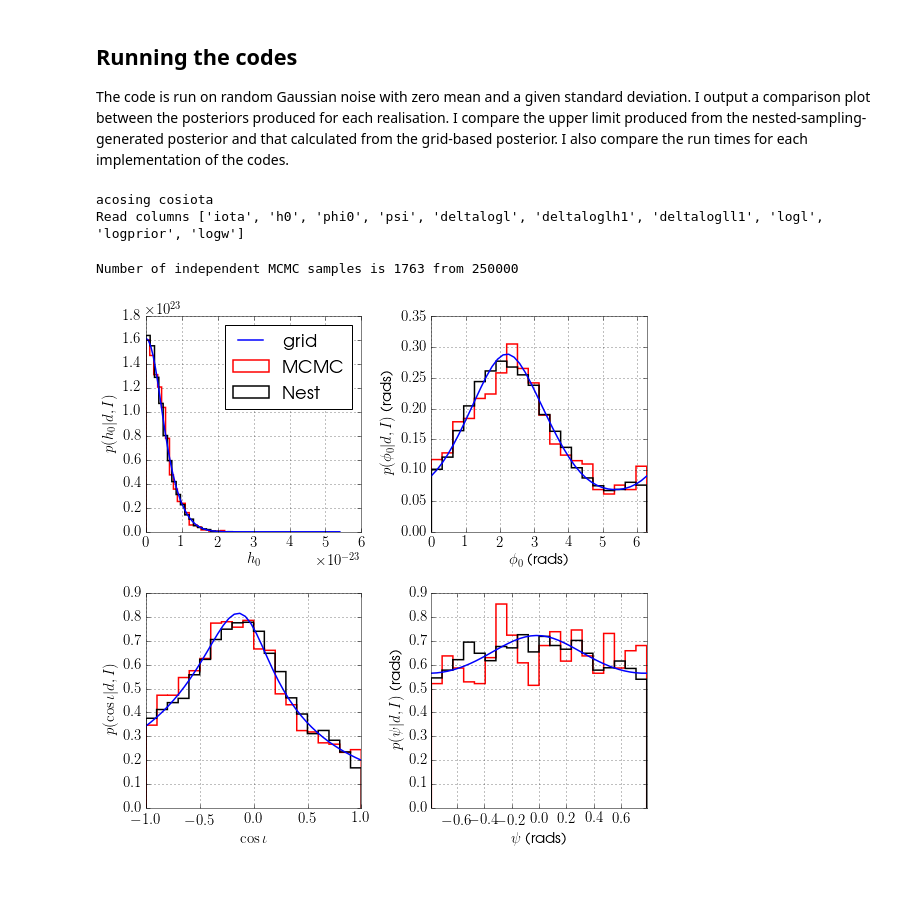
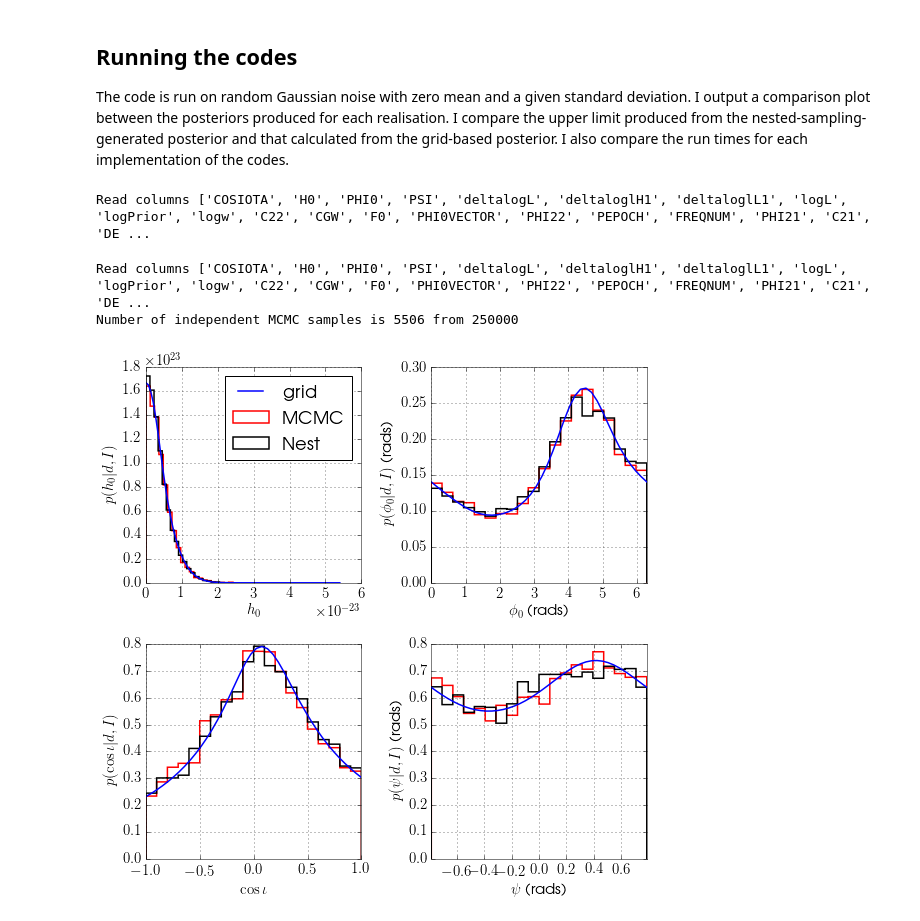
Before and after one commit to mattpitkin/CW_nested_sampling_doc, a Jupyter notebook: scripts/SimulatedNoiseTestsMultidetector.ipynb, the cells around one changed output. Cells and saved outputs as stored; diff of their text form; code cells hidden in the pictures; blank space fills up the shorter version.

```diff
--- a/scripts/SimulatedNoiseTestsMultidetector.ipynb
+++ b/scripts/SimulatedNoiseTestsMultidetector.ipynb
@@ -37,7 +37,7 @@ mplparams = { \
 mpl.rcParams.update(mplparams)
 # %%
 # define a function to work out how many effective (uncorrelated) samples the MCMC chains contain
-def indepdendent_samples(d):
+def independent_samples(d):
     # get independent samples from the matrix d, where d contains an MCMC chain over a number of parameters.
     # The maximum autocorrelation length of all the parameter is used to define the number of effective samples.
     M = 5.
@@ -46,26 +46,25 @@ def indepdendent_samples(d):
     neff = []
     for par in d.T:
         x = par - np.mean(par)
-        z = fftconvolve(par, par, 'full')
+        y = np.conj(x[::-1])
+        z = fftconvolve(y, x, 'full')
         z = np.fft.ifftshift(z)
         acf = z[0:len(par)]
         acf = acf/acf[0]
 
         # estimate the autocorrelation length
         acf[1:] = acf[1:]*2.
-        imax = np.floor(len(acf)/K)
+        imax = int(len(acf)/K)
         cacf = np.cumsum(acf)
-        s = np.arange(1, len(cacf)+1, dtype=np.float64)/M
-        idxs = cacf[0:imax] < s[0:imax]
-        s = s[0:imax]
-        s = s[idxs]
-        if len(s) == 0:
+        s = np.arange(1, len(cacf)+1, dtype=np.float64)/float(M)
+        idxs = np.flatnonzero(cacf[:imax] < s[:imax])
+        if len(idxs) == 0:
             acl = 1
         else:
-            acl = s[0]
+            acl = s[idxs[0]]
         neff.append(np.floor(len(par)/acl))
 
-    minneff = np.min(neff)
+    minneff = int(np.min(neff))
 
     return d[np.random.permutation(d.shape[0])[0:minneff],:]
 # %%
@@ -181,7 +180,7 @@ fp.close()
 # run lalapps_pulsar_parameter_estimation_nested
 codecall = ' '.join([ppenexec, '--detectors', ','.join(detectors),
                      '--par-file', parfile, '--prior-file', priorfile,
-                     '--input-files', ','.join(datafiles), '--outfile', os.path.join(outdir, 'fake_nest.txt'),
+                     '--input-files', ','.join(datafiles), '--outfile', os.path.join(outdir, 'fake_nest.hdf'),
                      '--gzip', '--Nlive', str(Nlive), '--Nmcmcinitial', '0', '--oldChunks'])
 t0 = time()
 p = sp.Popen(codecall, stdout=sp.PIPE, stderr=sp.PIPE, shell=True)
@@ -190,14 +189,14 @@ t1 = time()
 timenested = (t1-t0)
 
 # nested samples need to be converted to posterior samples with lalapps_nest2pos
-codecall = ' '.join([n2pexec, '--Nlive', str(Nlive), '-p', os.path.join(outdir, 'fake_post.txt'),
-                     '-H', os.path.join(outdir, 'fake_nest.txt_params.txt'), '-z',
-                     os.path.join(outdir, 'fake_nest.txt.gz')])
+if os.path.isfile(os.path.join(outdir, 'fake_post.hdf')):
+    os.remove(os.path.join(outdir, 'fake_post.hdf'))
+codecall = ' '.join([n2pexec, '-p', os.path.join(outdir, 'fake_post.hdf'), os.path.join(outdir, 'fake_nest.hdf')])
 p = sp.Popen(codecall, stdout=sp.PIPE, stderr=sp.PIPE, shell=True)
 out, err = p.communicate()
 
 # get h0 upper limit from
-post, evsig, evnoise = pulsar_nest_to_posterior(os.path.join(outdir, 'fake_post.txt.gz'))
+post, evsig, evnoise = pulsar_nest_to_posterior(os.path.join(outdir, 'fake_post.hdf'))
 h0ul = upper_limit_greedy(post['h0'].samples, upperlimit=(float(h0ulc)/100.))
 
 h0ulnested = (h0ul)
@@ -207,7 +206,7 @@ evratnested = (evsig-evnoise)
 codecall = ' '.join([ppeexec, '--detectors', ','.join(detectors),
                      '--pulsar', psrname, '--par-file', parfile, '--input-dir', rundir,
                      '--output-dir', outdir, '--mcmc', '--iterations', iterations,
-                     '--burn-in', burnin, '--psi-bins', '1000', '--time-bins', '1440'])
+                     '--burn-in', burnin, '--psi-bins', '1000', '--time-bins', '1440', '--only-joint'])
 t0 = time()
 p = sp.Popen(codecall, stdout=sp.PIPE, stderr=sp.PIPE, shell=True)
 out, err = p.communicate()
@@ -224,7 +223,7 @@ codecall = ' '.join(['lalapps_pulsar_parameter_estimation', '--detectors', ','.j
                      '--pulsar', psrname, '--par-file', parfile, '--input-dir', rundir,
                      '--output-dir', outdir, '--psi-bins', '1000', '--time-bins', '1440',
                      '--h0steps', h0steps, '--maxh0', h0max, '--phi0steps', phi0steps,
-                     '--psisteps', psisteps, '--cisteps', cosiotasteps, '--dob-ul', h0ulc])
+                     '--psisteps', psisteps, '--cisteps', cosiotasteps, '--dob-ul', h0ulc, '--only-joint'])
 
 t0 = time()
 p = sp.Popen(codecall, stdout=sp.PIPE, stderr=sp.PIPE, shell=True)
@@ -243,55 +242,54 @@ evratgrid = float((evlines[4].split())[-1])
 # and also account for lalapps_pulsar_parameter_estimation using a 2pi phi0 range rather than pi
 evratgrid = evratgrid - np.log(6.*ulest) - np.log(2.) + np.log(np.pi)
 # %% [output]
-acosing cosiota
-Read columns ['iota', 'h0', 'phi0', 'psi', 'deltalogl', 'deltaloglh1', 'deltalogll1', 'logl', 'logprior', 'logw']
+Read columns ['COSIOTA', 'H0', 'PHI0', 'PSI', 'deltalogL', 'deltaloglH1', 'deltaloglL1', 'logL', 'logPrior', 'logw', 'C22', 'CGW', 'F0', 'PHI0VECTOR', 'PHI22', 'PEPOCH', 'FREQNUM', 'PHI21', 'C21', 'DE ...
 # %%
 f, axarr = pl.subplots(2, 2, figsize=(8,8))
 
 # lalapps_pulsar_parameter_estimation_nested posterior samples
-postppen = np.loadtxt(os.path.join(outdir, 'fake_post.txt.gz'), skiprows=1)
-ppenidxs = {'h0': 1, 'phi': 2, 'ciota': 0, 'psi': 3}
+postppen = pulsar_nest_to_posterior(os.path.join(outdir, 'fake_post.hdf'))
 postppemcmc = np.loadtxt(os.path.join(outdir, 'MCMCchain_%s_Joint' % (psrname)), comments='%')
 
 # get independent MCMC samples
-postmcmcind = indepdendent_samples(postppemcmc[:,1:])
-ppemcmcidxs = {'h0': 0, 'phi': 1, 'ciota': 2, 'psi': 3}
+postmcmcind = independent_samples(postppemcmc[:,1:])
+ppemcmcidxs = {'h0': 0, 'phi0': 1, 'cosiota': 2, 'psi': 3}
 print("Number of independent MCMC samples is %d from %s" % (postmcmcind.shape[0], postppemcmc.shape[0]))
 
 # get MCMC upper limit
 h0ulmcmc = upper_limit_greedy(postmcmcind[:,ppemcmcidxs['h0']], upperlimit=(float(h0ulc)/100.))
 
-xlabels = {'h0': '$h_0$', 'phi': '$\phi_0$ (rads)', 'ciota': '$\cos{\iota}$', 'psi': '$\psi$ (rads)'}
-ylabels = {'h0': '$p(h_0|d,I)$', 'phi': '$p(\phi_0|d,I)$ (rads)', 'ciota': '$p(\cos{\iota}|d,I)$', 'psi': '$p(\psi|d,I)$ (rads)'}
+xlabels = {'h0': '$h_0$', 'phi0': '$\phi_0$ (rads)', 'cosiota': '$\cos{\iota}$', 'psi': '$\psi$ (rads)'}
+ylabels = {'h0': '$p(h_0|d,I)$', 'phi0': '$p(\phi_0|d,I)$ (rads)', 'cosiota': '$p(\cos{\iota}|d,I)$', 'psi': '$p(\psi|d,I)$ (rads)'}
 
-arr = {'h0': axarr[0, 0], 'phi': axarr[0,1], 'ciota': axarr[1,0], 'psi': axarr[1,1]}
-lims = {'h0': [0., None], 'phi': [0., 2.*np.pi], 'ciota': [-1., 1.], 'psi': [-np.pi/4., np.pi/4.]}
-for par in ['h0', 'phi', 'psi', 'ciota']:
+arr = {'h0': axarr[0, 0], 'phi0': axarr[0,1], 'cosiota': axarr[1,0], 'psi': axarr[1,1]}
+lims = {'h0': [0., None], 'phi0': [0., 2.*np.pi], 'cosiota': [-1., 1.], 'psi': [-np.pi/4., np.pi/4.]}
+gridparnames = {'h0': 'h0', 'phi0': 'phi', 'psi': 'psi', 'cosiota': 'ciota'}
+for par in ['h0', 'phi0', 'psi', 'cosiota']:
     parscale = 1.
-    if par == 'phi': # for the nested sampling output scale PHI0 by two to make it GW phase rather than rotational phase
+    if par == 'phi0': # for the nested sampling output scale PHI0 by two to make it GW phase rather than rotational phase
         parscale = 2.
 
-    gridpdf = np.loadtxt(os.path.join(outdir, 'pdf_%s.%s.Joint' % (par, psrname)))
+    gridpdf = np.loadtxt(os.path.join(outdir, 'pdf_%s.%s.Joint' % (gridparnames[par], psrname)))
 
     arr[par].plot(gridpdf[:,0], gridpdf[:,1], 'b', linewidth=1.5)
-
     arr[par].hist(postmcmcind[:,ppemcmcidxs[par]], bins=20, normed=True, color='r', linewidth=1.5, histtype='step')
-    arr[par].hist(postppen[:,ppenidxs[par]]*parscale, bins=20, normed=True, color='k', linewidth=1.5, histtype='step')
+    arr[par].hist(postppen[0][par].samples*parscale, bins=20, normed=True, color='k', linewidth=1.5, histtype='step')
 
     arr[par].set_xlabel(xlabels[par])
     arr[par].set_ylabel(ylabels[par])
 
     if par == 'h0':
         arr[par].legend(['grid', 'MCMC', 'Nest'], loc=1)
         xmin, xmax = arr[par].get_xlim()
         arr[par].set_xlim([lims[par][0], xmax])
     else:
         arr[par].set_xlim(lims[par])
 
 pl.tight_layout()
 # %% [output]
-Number of independent MCMC samples is 1763 from 250000
+Read columns ['COSIOTA', 'H0', 'PHI0', 'PSI', 'deltalogL', 'deltaloglH1', 'deltaloglL1', 'logL', 'logPrior', 'logw', 'C22', 'CGW', 'F0', 'PHI0VECTOR', 'PHI22', 'PEPOCH', 'FREQNUM', 'PHI21', 'C21', 'DE ...
+Number of independent MCMC samples is 5506 from 250000
-[figure, old version]
+[figure, new version]
 # %%
 print("Difference in upper limits:")
 print("h0 upper limit (nested) = %.2e" % h0ulnested)
```
Also changed, not shown: parts of 2 cells of this notebook.
